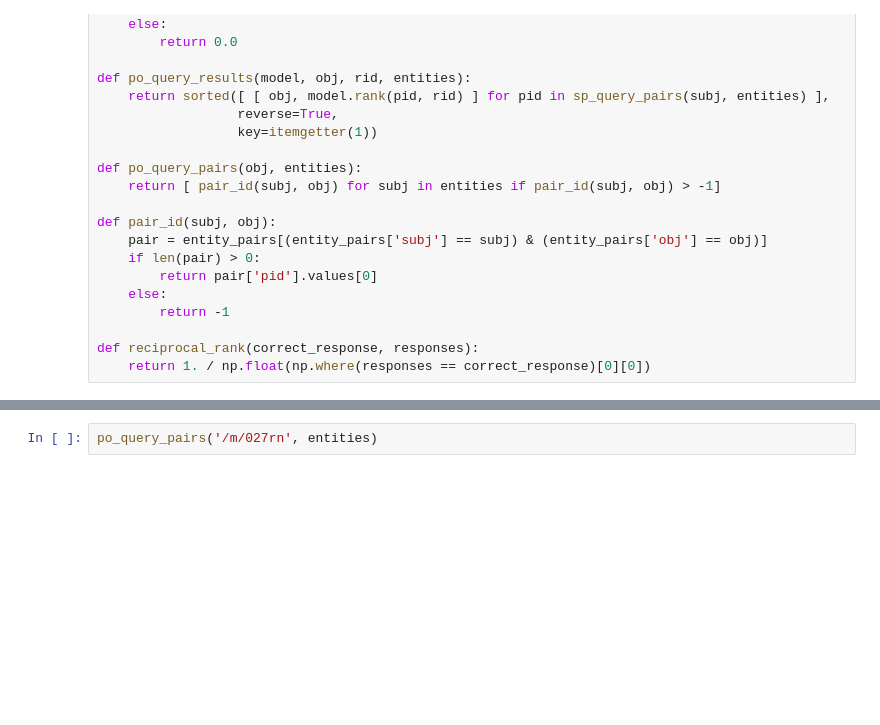
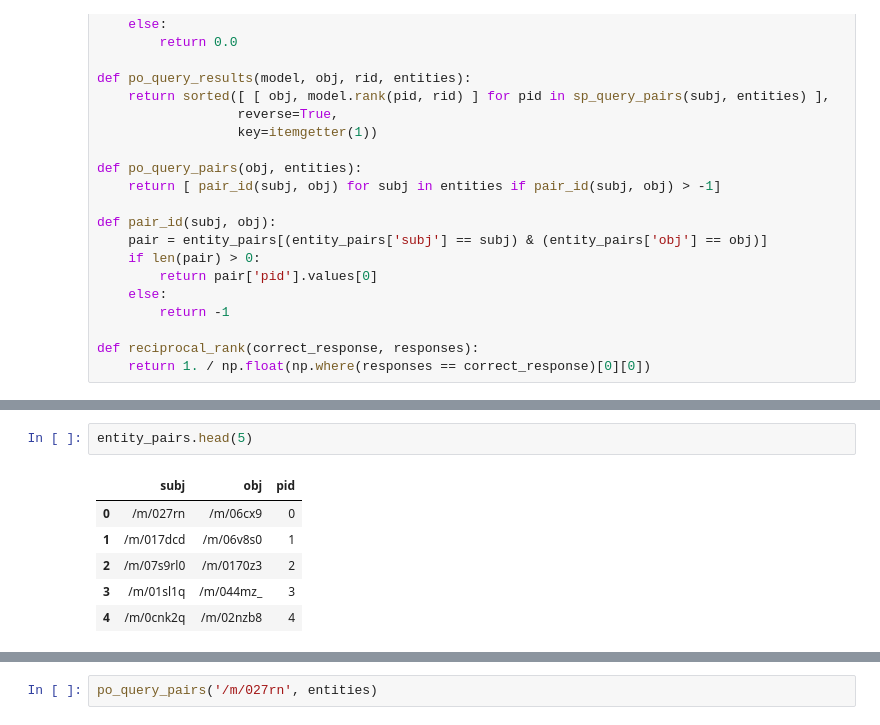
Before and after one commit to bradleypallen/fb15k-akbc, a Jupyter notebook: FB15K-237 Evaluation.ipynb, the cells around one changed output, grey strips where cells are left out. Drawn from its saved outputs; the diff is of its cells as text; blank space fills up the shorter version.

```diff
--- a/FB15K-237 Evaluation.ipynb
+++ b/FB15K-237 Evaluation.ipynb
@@ -121,0 +165,9 @@ entity_pairs.head(3)
+# %%
+entity_pairs.head(5)
+# %% [output]
+|  | subj | obj | pid |
+| 0 | /m/027rn | /m/06cx9 | 0 |
+| 1 | /m/017dcd | /m/06v8s0 | 1 |
+| 2 | /m/07s9rl0 | /m/0170z3 | 2 |
+| 3 | /m/01sl1q | /m/044mz_ | 3 |
+| 4 | /m/0cnk2q | /m/02nzb8 | 4 |
```
Also changed, not shown: parts of 8 cells of this notebook.
